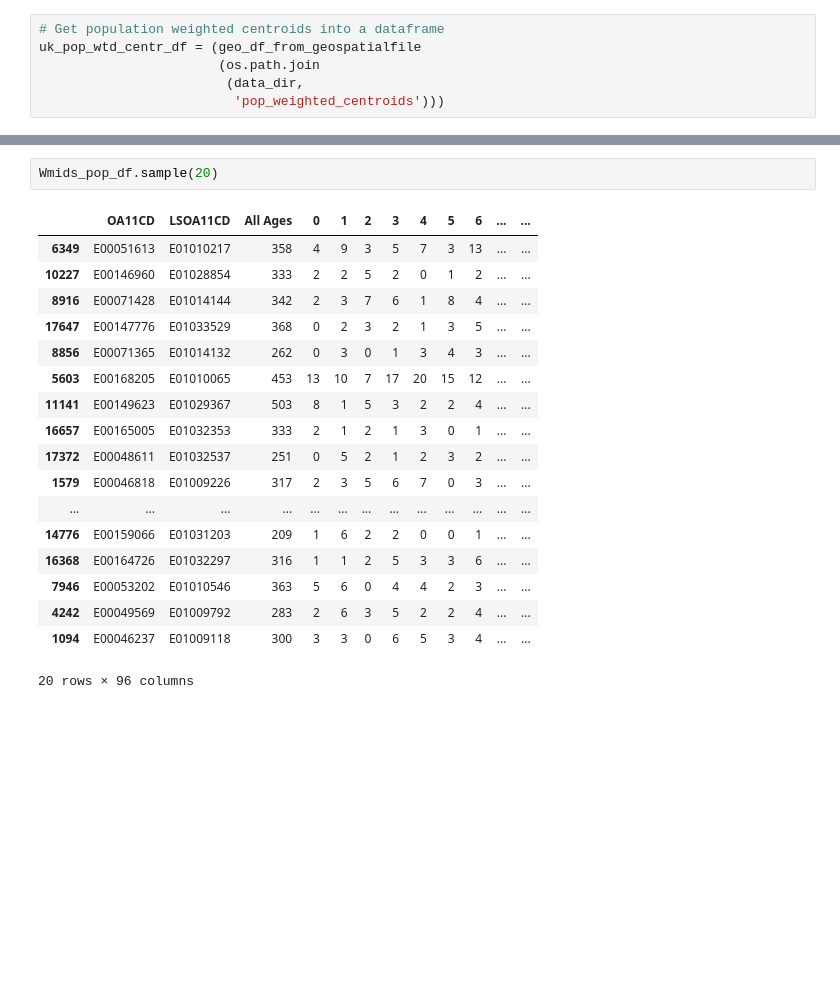
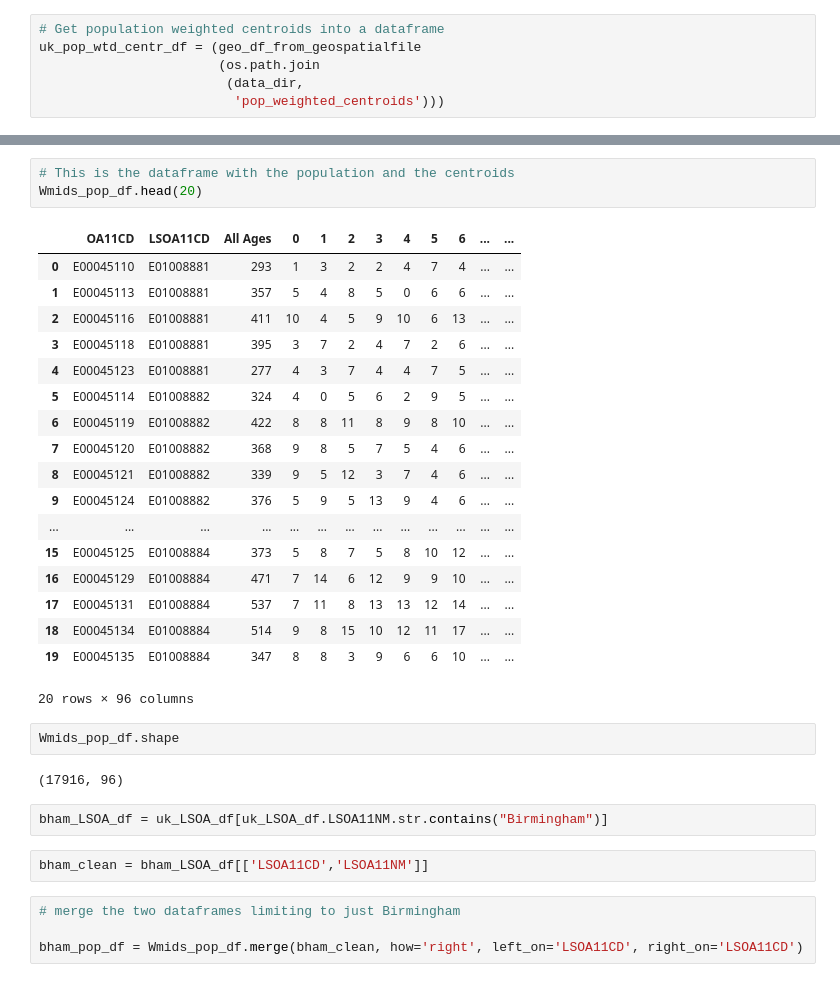
Before and after one commit to ONSdigital/SDG_11.2.1, a Jupyter notebook: SDG_11.2.1.ipynb, the cells around one changed output, grey strips where cells are left out. Drawn from its saved outputs; the diff is of its cells as text; blank space fills up the shorter version.

```diff
--- a/SDG_11.2.1.ipynb
+++ b/SDG_11.2.1.ipynb
@@ -298,21 +165,34 @@ Wmids_pop_df =Wmids_pop_df.join(other=uk_pop_wtd_centr_df.set_index('OA11CD'), o
-# %%
-Wmids_pop_df.sample(20)
-# %% [output]
-|  | OA11CD | LSOA11CD | All Ages | 0 | 1 | 2 | 3 | 4 | 5 | 6 | ... | ... |
-| 6349 | E00051613 | E01010217 | 358 | 4 | 9 | 3 | 5 | 7 | 3 | 13 | ... | ... |
-| 10227 | E00146960 | E01028854 | 333 | 2 | 2 | 5 | 2 | 0 | 1 | 2 | ... | ... |
-| 8916 | E00071428 | E01014144 | 342 | 2 | 3 | 7 | 6 | 1 | 8 | 4 | ... | ... |
-| 17647 | E00147776 | E01033529 | 368 | 0 | 2 | 3 | 2 | 1 | 3 | 5 | ... | ... |
-| 8856 | E00071365 | E01014132 | 262 | 0 | 3 | 0 | 1 | 3 | 4 | 3 | ... | ... |
-| 5603 | E00168205 | E01010065 | 453 | 13 | 10 | 7 | 17 | 20 | 15 | 12 | ... | ... |
-| 11141 | E00149623 | E01029367 | 503 | 8 | 1 | 5 | 3 | 2 | 2 | 4 | ... | ... |
-| 16657 | E00165005 | E01032353 | 333 | 2 | 1 | 2 | 1 | 3 | 0 | 1 | ... | ... |
-| 17372 | E00048611 | E01032537 | 251 | 0 | 5 | 2 | 1 | 2 | 3 | 2 | ... | ... |
-| 1579 | E00046818 | E01009226 | 317 | 2 | 3 | 5 | 6 | 7 | 0 | 3 | ... | ... |
-| ... | ... | ... | ... | ... | ... | ... | ... | ... | ... | ... | ... | ... |
-| 14776 | E00159066 | E01031203 | 209 | 1 | 6 | 2 | 2 | 0 | 0 | 1 | ... | ... |
-| 16368 | E00164726 | E01032297 | 316 | 1 | 1 | 2 | 5 | 3 | 3 | 6 | ... | ... |
-| 7946 | E00053202 | E01010546 | 363 | 5 | 6 | 0 | 4 | 4 | 2 | 3 | ... | ... |
-| 4242 | E00049569 | E01009792 | 283 | 2 | 6 | 3 | 5 | 2 | 2 | 4 | ... | ... |
-| 1094 | E00046237 | E01009118 | 300 | 3 | 3 | 0 | 6 | 5 | 3 | 4 | ... | ... |
-20 rows × 96 columns
+# %%
+# This is the dataframe with the population and the centroids
+Wmids_pop_df.head(20)
+# %% [output]
+|  | OA11CD | LSOA11CD | All Ages | 0 | 1 | 2 | 3 | 4 | 5 | 6 | ... | ... |
+| 0 | E00045110 | E01008881 | 293 | 1 | 3 | 2 | 2 | 4 | 7 | 4 | ... | ... |
+| 1 | E00045113 | E01008881 | 357 | 5 | 4 | 8 | 5 | 0 | 6 | 6 | ... | ... |
+| 2 | E00045116 | E01008881 | 411 | 10 | 4 | 5 | 9 | 10 | 6 | 13 | ... | ... |
+| 3 | E00045118 | E01008881 | 395 | 3 | 7 | 2 | 4 | 7 | 2 | 6 | ... | ... |
+| 4 | E00045123 | E01008881 | 277 | 4 | 3 | 7 | 4 | 4 | 7 | 5 | ... | ... |
+| 5 | E00045114 | E01008882 | 324 | 4 | 0 | 5 | 6 | 2 | 9 | 5 | ... | ... |
+| 6 | E00045119 | E01008882 | 422 | 8 | 8 | 11 | 8 | 9 | 8 | 10 | ... | ... |
+| 7 | E00045120 | E01008882 | 368 | 9 | 8 | 5 | 7 | 5 | 4 | 6 | ... | ... |
+| 8 | E00045121 | E01008882 | 339 | 9 | 5 | 12 | 3 | 7 | 4 | 6 | ... | ... |
+| 9 | E00045124 | E01008882 | 376 | 5 | 9 | 5 | 13 | 9 | 4 | 6 | ... | ... |
+| ... | ... | ... | ... | ... | ... | ... | ... | ... | ... | ... | ... | ... |
+| 15 | E00045125 | E01008884 | 373 | 5 | 8 | 7 | 5 | 8 | 10 | 12 | ... | ... |
+| 16 | E00045129 | E01008884 | 471 | 7 | 14 | 6 | 12 | 9 | 9 | 10 | ... | ... |
+| 17 | E00045131 | E01008884 | 537 | 7 | 11 | 8 | 13 | 13 | 12 | 14 | ... | ... |
+| 18 | E00045134 | E01008884 | 514 | 9 | 8 | 15 | 10 | 12 | 11 | 17 | ... | ... |
+| 19 | E00045135 | E01008884 | 347 | 8 | 8 | 3 | 9 | 6 | 6 | 10 | ... | ... |
+20 rows × 96 columns
+# %%
+Wmids_pop_df.shape
+# %% [output]
+(17916, 96)
+# %%
+bham_LSOA_df = uk_LSOA_df[uk_LSOA_df.LSOA11NM.str.contains("Birmingham")]
+# %%
+bham_clean = bham_LSOA_df[['LSOA11CD','LSOA11NM']]
+# %%
+# merge the two dataframes limiting to just Birmingham
+
+bham_pop_df = Wmids_pop_df.merge(bham_clean, how='right', left_on='LSOA11CD', right_on='LSOA11CD')
```
Also changed, not shown: parts of 33 cells of this notebook, 3 other files.
